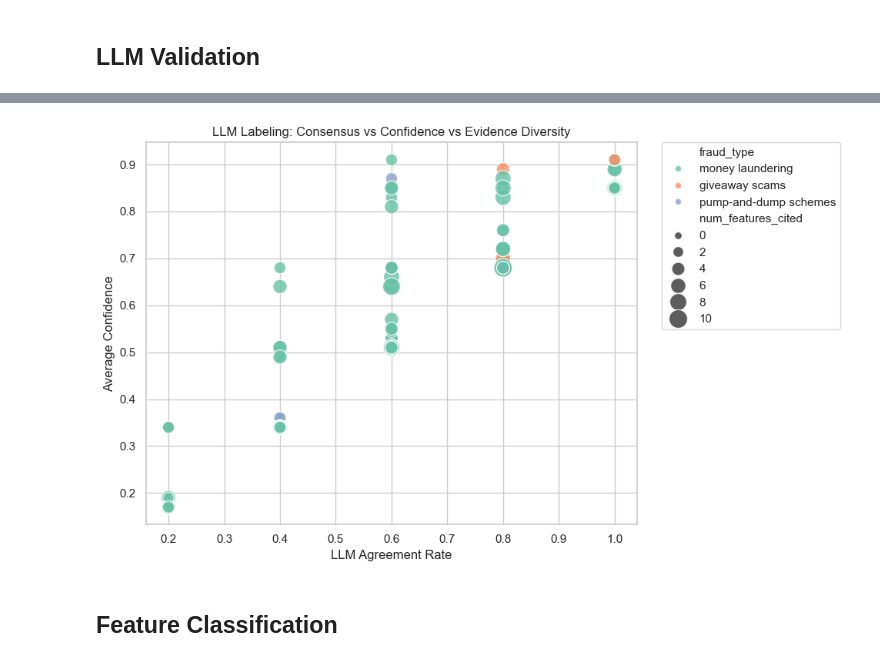
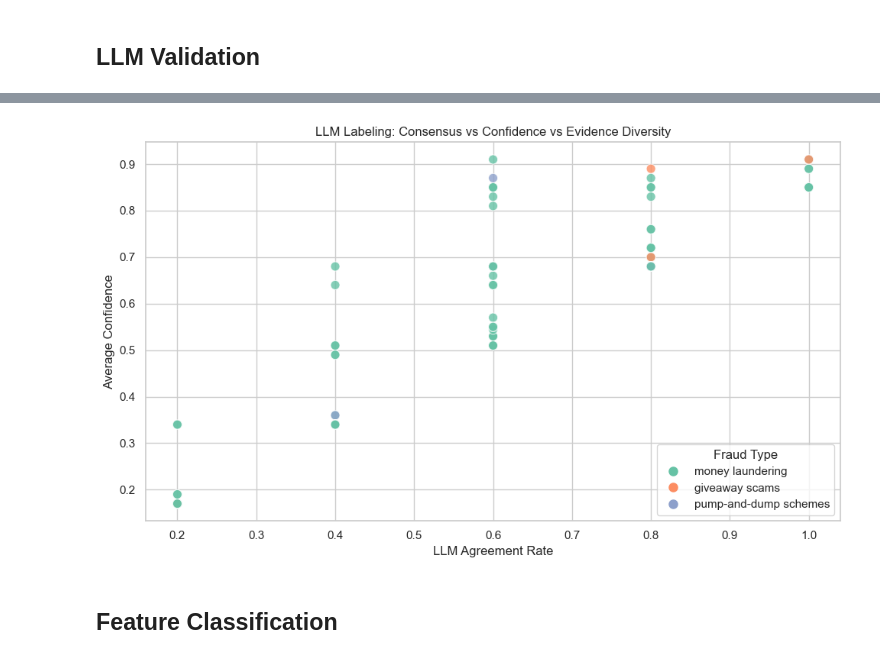
Before and after one commit to awatson246/crypto-anomaly-detection-policy, a Jupyter notebook: notebooks/analysis.ipynb, the cells around one changed output, grey strips where cells are left out. Drawn from its saved outputs; the diff is of its cells as text; code cells hidden in the pictures.

Commit message:
Fixed fraud type graph

```diff
--- a/notebooks/analysis.ipynb
+++ b/notebooks/analysis.ipynb
@@ -275,33 +275,53 @@ See the caveats in the documentation: https://pandas.pydata.org/pandas-docs/stab
 # %%
-merged_llm['num_features_cited'] = merged_llm['node'].map(lambda nid: len(set(
-    f for s in insights[nid]['llm_output_structured']['samples']
-    for f in s.get('evidence', {}).get('features', [])
-)))
+plt.figure(figsize=(10,6))
 
-merged_llm['num_behaviors_cited'] = merged_llm['node'].map(lambda nid: len(set(
-    b for s in insights[nid]['llm_output_structured']['samples']
-    for b in s.get('evidence', {}).get('behaviors', [])
-)))
-
-plt.figure(figsize=(10,6))
-sns.scatterplot(
+ax = sns.scatterplot(
     data=merged_llm,
     x='agreement_rate',
     y='avg_confidence',
-    size='num_features_cited',
-    hue='fraud_type',       # or 'label_bin' for true labels
+    hue='fraud_type',
+    size=200,
     palette='Set2',
-    sizes=(50, 300),
-    alpha=0.8
+    sizes=(75, 300),
+    alpha=0.8,
+    legend=False
 )
+
+fraud_types = merged_llm['fraud_type'].dropna().unique()
+fraud_palette = sns.color_palette("Set2", len(fraud_types))
+
+handles_fraud = [
+    plt.Line2D(
+        [], [],
+        marker='o',
+        linestyle='',
+        markersize=8,
+        color=fraud_palette[i]
+    ) for i in range(len(fraud_types))
+]
+
+plt.legend(
+    handles_fraud,
+    fraud_types,
+    title="Fraud Type",
+    loc='upper left',
+    bbox_to_anchor=(1.02, 1)
+)
+plt.gca().add_artist(plt.legend(handles_fraud, fraud_types, title="Fraud Type",
+                                loc='upper left', bbox_to_anchor=(1.02, 1)))
+
+
+ax.legend(handles_fraud, fraud_types, title="Fraud Type",
+          loc="lower right", frameon=True)
+
+# ================================================================
 plt.xlabel("LLM Agreement Rate")
 plt.ylabel("Average Confidence")
 plt.title("LLM Labeling: Consensus vs Confidence vs Evidence Diversity")
-plt.legend(bbox_to_anchor=(1.05, 1), loc=2, borderaxespad=0.)
 plt.tight_layout()
 plt.show()
 # %% [output]
-[figure, old version]
+[figure, new version]
 # %%
 feature_name_map = {
     "btc_sent_mean": "BTC Sent (Mean)",
```
Also changed, not shown: parts of 2 cells of this notebook.
